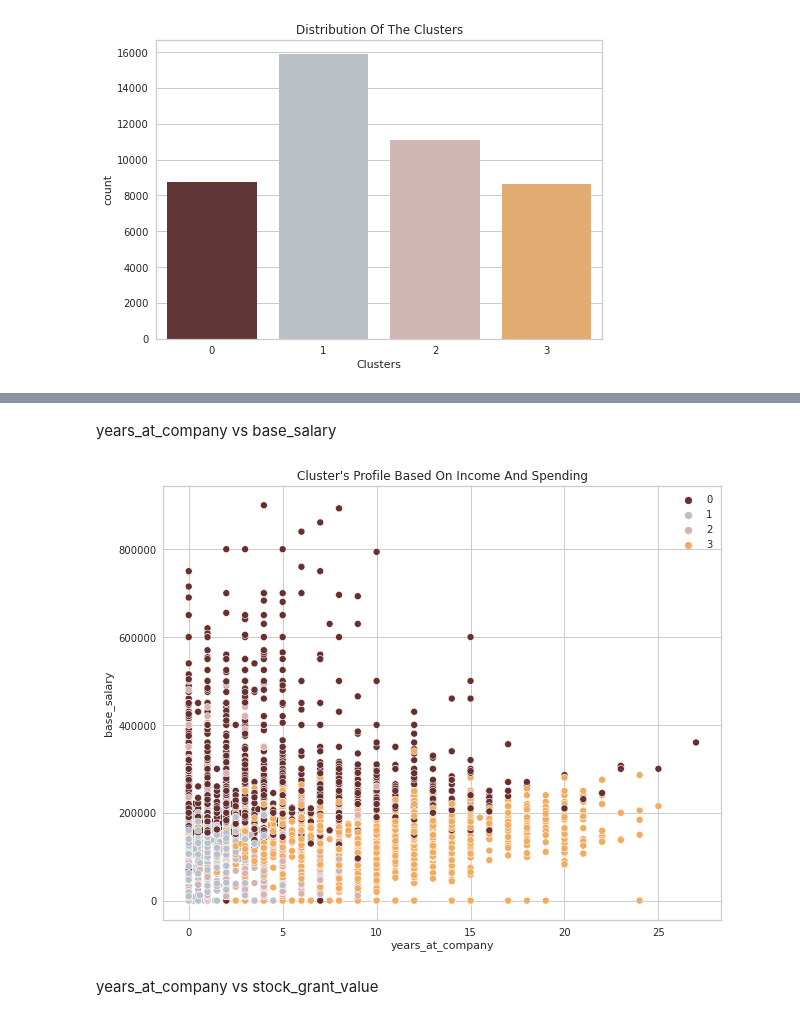
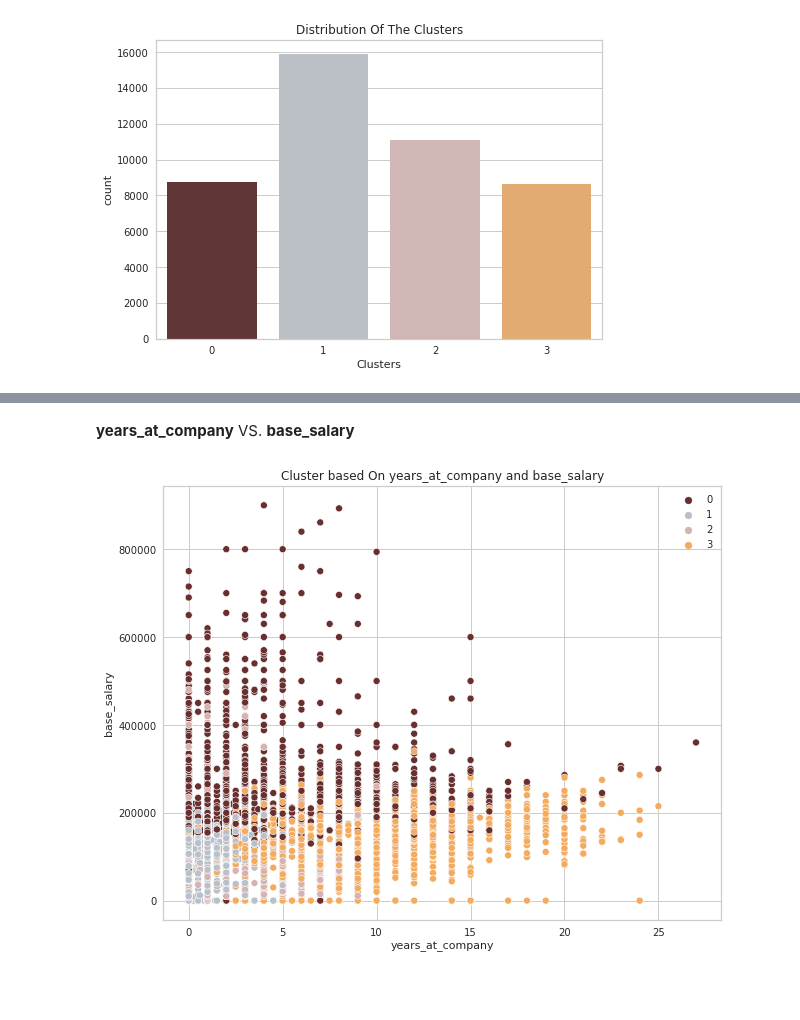
Before and after one commit to lmy931/data-science-and-STEM-Salaries, a Jupyter notebook: Main.ipynb, the cells around one changed output, grey strips where cells are left out. Saved outputs shown, nothing was run; the diff lists cells and outputs as text; code cells hidden in the pictures; blank space fills up the shorter version.

```diff
--- a/Main.ipynb
+++ b/Main.ipynb
@@ -524,13 +507,11 @@ plt.show()
 # %% [markdown]
-years_at_company vs base_salary
+**years_at_company** VS. **base_salary**
 # %%
 fig = plt.figure(figsize=(10,8))
 
 pl = sns.scatterplot(data = df,x=df["years_at_company"], y=df["base_salary"],hue=df["Clusters"], palette= pal)
-pl.set_title("Cluster's Profile Based On Income And Spending")
+pl.set_title("Cluster based On years_at_company and base_salary")
 plt.legend()
 plt.show()
 # %% [output]
-[figure, old version]
+[figure, new version]
-# %% [markdown]
-years_at_company vs stock_grant_value
```
Also changed, not shown: parts of 34 cells of this notebook.
